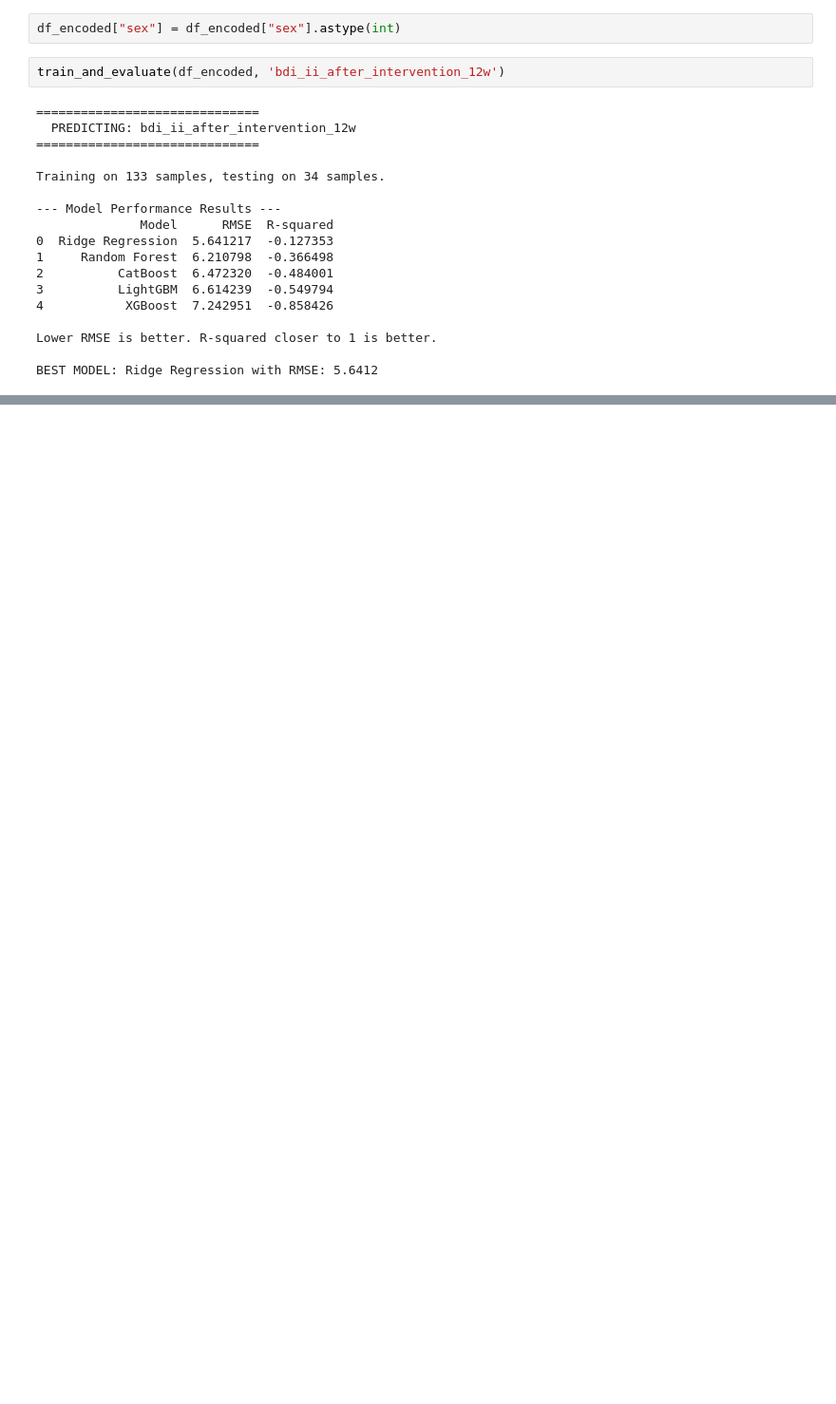
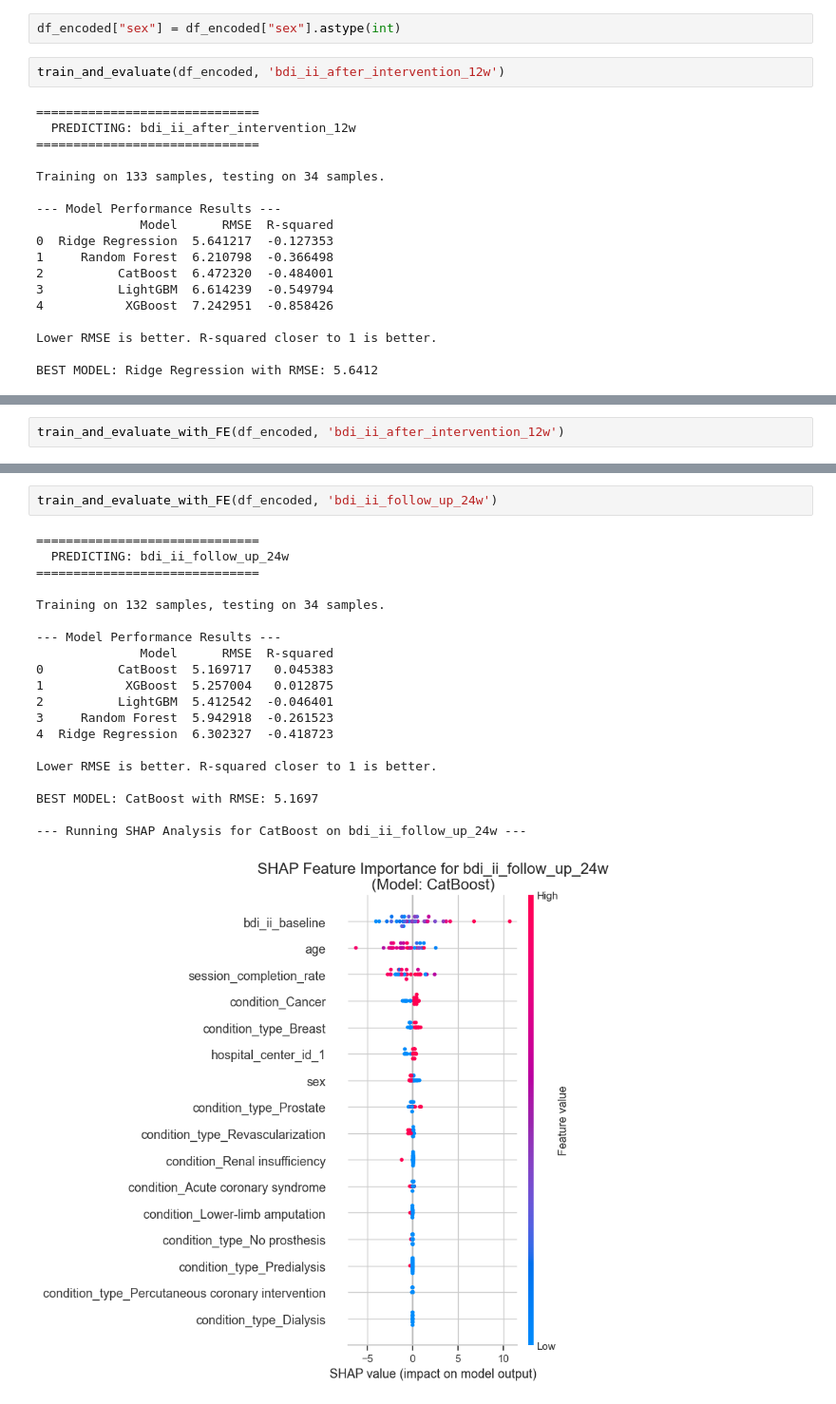
Before and after one commit to jawadchy2150/BHI-2025-Team_Blackout-track1, a Jupyter notebook: EDA.ipynb, the cells around one changed output, grey strips where cells are left out. Shown at 95% size. Saved outputs shown, nothing was run; the diff lists cells and outputs as text; blank space fills up the shorter version.

Commit message:
added basic feature selection based on SHAP analysis

```diff
--- a/EDA.ipynb
+++ b/EDA.ipynb
@@ -638,0 +743,2 @@ BEST MODEL: LightGBM with RMSE: 5.0421
+# %%
+train_and_evaluate_with_FE(df_encoded, 'bdi_ii_after_intervention_12w')
@@ -638,0 +763,23 @@ BEST MODEL: LightGBM with RMSE: 5.0421
+# %%
+train_and_evaluate_with_FE(df_encoded, 'bdi_ii_follow_up_24w')
+# %% [output]
+==============================
+  PREDICTING: bdi_ii_follow_up_24w
+==============================
+
+Training on 132 samples, testing on 34 samples.
+
+--- Model Performance Results ---
+              Model      RMSE  R-squared
+0          CatBoost  5.169717   0.045383
+1           XGBoost  5.257004   0.012875
+2          LightGBM  5.412542  -0.046401
+3     Random Forest  5.942918  -0.261523
+4  Ridge Regression  6.302327  -0.418723
+
+Lower RMSE is better. R-squared closer to 1 is better.
+
+BEST MODEL: CatBoost with RMSE: 5.1697
+
+--- Running SHAP Analysis for CatBoost on bdi_ii_follow_up_24w ---
+[figure, added]
```
Also changed, not shown: parts of 5 cells of this notebook.
